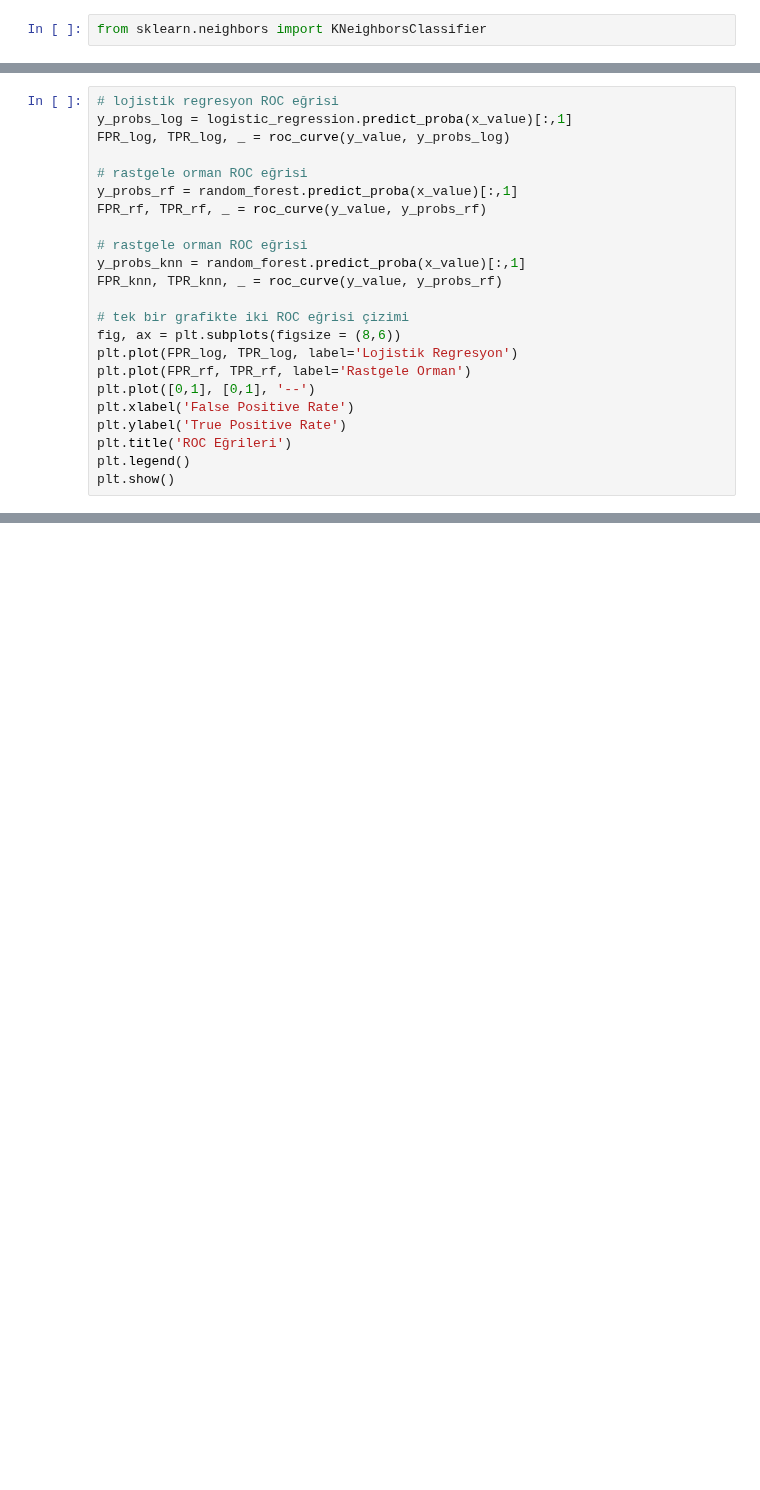
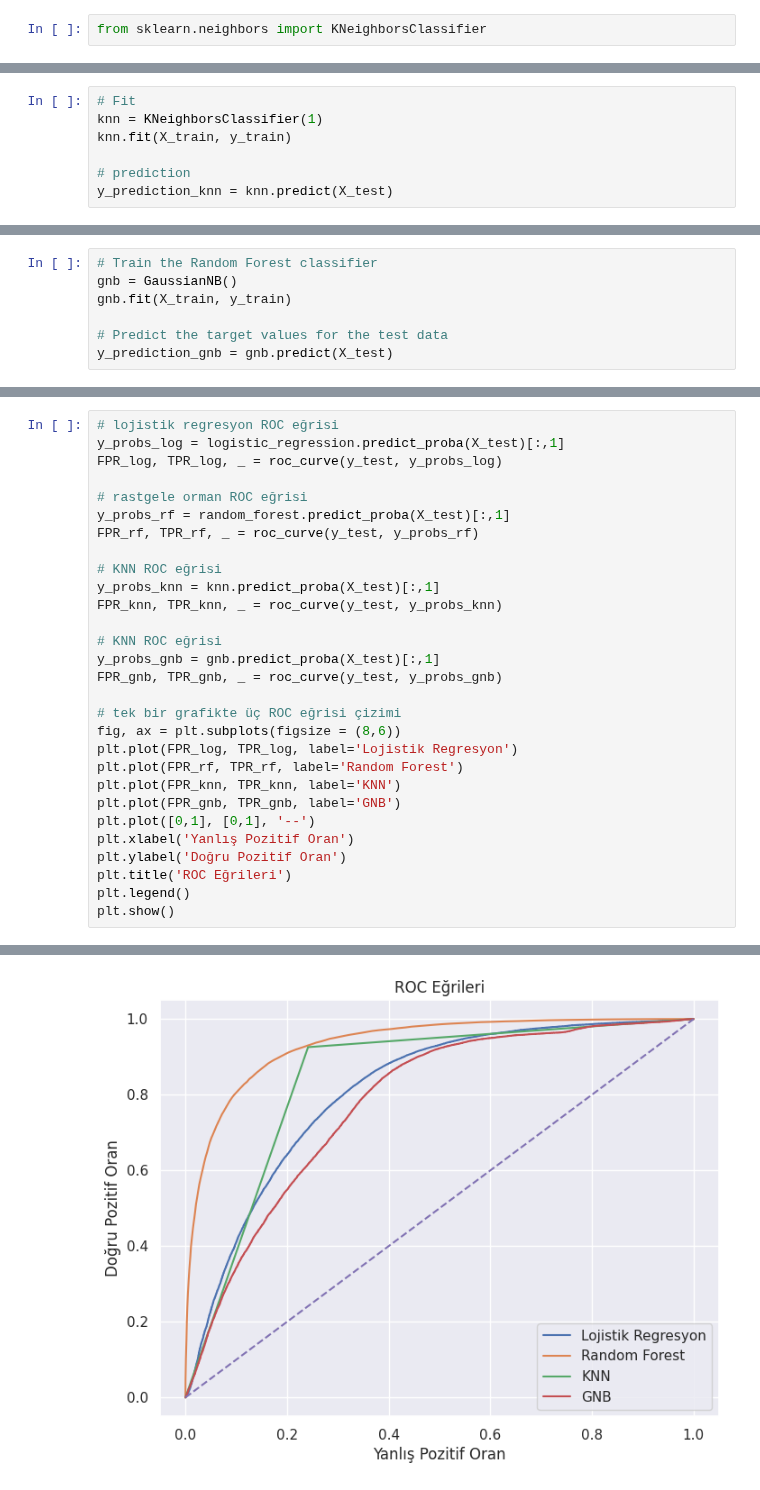
Before and after one commit to masanbasa3k/Machine_Learning, a Jupyter notebook: roc_curve.ipynb, the cells around one changed output, grey strips where cells are left out. Drawn from its saved outputs; the diff is of its cells as text; blank space fills up the shorter version.

```diff
--- a/roc_curve.ipynb
+++ b/roc_curve.ipynb
@@ -252,0 +244,7 @@ plt.show()
+# %%
+# Fit
+knn = KNeighborsClassifier(1)
+knn.fit(X_train, y_train)
+
+# prediction
+y_prediction_knn = knn.predict(X_test)
@@ -252,0 +269,7 @@ plt.show()
+# %%
+# Train the Random Forest classifier
+gnb = GaussianNB()
+gnb.fit(X_train, y_train)
+
+# Predict the target values for the test data
+y_prediction_gnb = gnb.predict(X_test)
@@ -253,23 +292,29 @@ plt.show()
 # %%
 # lojistik regresyon ROC eğrisi
-y_probs_log = logistic_regression.predict_proba(x_value)[:,1]
-FPR_log, TPR_log, _ = roc_curve(y_value, y_probs_log)
+y_probs_log = logistic_regression.predict_proba(X_test)[:,1]
+FPR_log, TPR_log, _ = roc_curve(y_test, y_probs_log)
 
 # rastgele orman ROC eğrisi
-y_probs_rf = random_forest.predict_proba(x_value)[:,1]
-FPR_rf, TPR_rf, _ = roc_curve(y_value, y_probs_rf)
+y_probs_rf = random_forest.predict_proba(X_test)[:,1]
+FPR_rf, TPR_rf, _ = roc_curve(y_test, y_probs_rf)
 
-# rastgele orman ROC eğrisi
-y_probs_knn = random_forest.predict_proba(x_value)[:,1]
-FPR_knn, TPR_knn, _ = roc_curve(y_value, y_probs_rf)
+# KNN ROC eğrisi
+y_probs_knn = knn.predict_proba(X_test)[:,1]
+FPR_knn, TPR_knn, _ = roc_curve(y_test, y_probs_knn)
 
-# tek bir grafikte iki ROC eğrisi çizimi
+# KNN ROC eğrisi
+y_probs_gnb = gnb.predict_proba(X_test)[:,1]
+FPR_gnb, TPR_gnb, _ = roc_curve(y_test, y_probs_gnb)
+
+# tek bir grafikte üç ROC eğrisi çizimi
 fig, ax = plt.subplots(figsize = (8,6))
 plt.plot(FPR_log, TPR_log, label='Lojistik Regresyon')
-plt.plot(FPR_rf, TPR_rf, label='Rastgele Orman')
+plt.plot(FPR_rf, TPR_rf, label='Random Forest')
+plt.plot(FPR_knn, TPR_knn, label='KNN')
+plt.plot(FPR_gnb, TPR_gnb, label='GNB')
 plt.plot([0,1], [0,1], '--')
-plt.xlabel('False Positive Rate')
-plt.ylabel('True Positive Rate')
+plt.xlabel('Yanlış Pozitif Oran')
+plt.ylabel('Doğru Pozitif Oran')
 plt.title('ROC Eğrileri')
 plt.legend()
 plt.show()
@@ -277,0 +322 @@ NameError: name 'logistic_regression' is not defined
+[figure, added]
```
Also changed, not shown: parts of 31 cells of this notebook.
